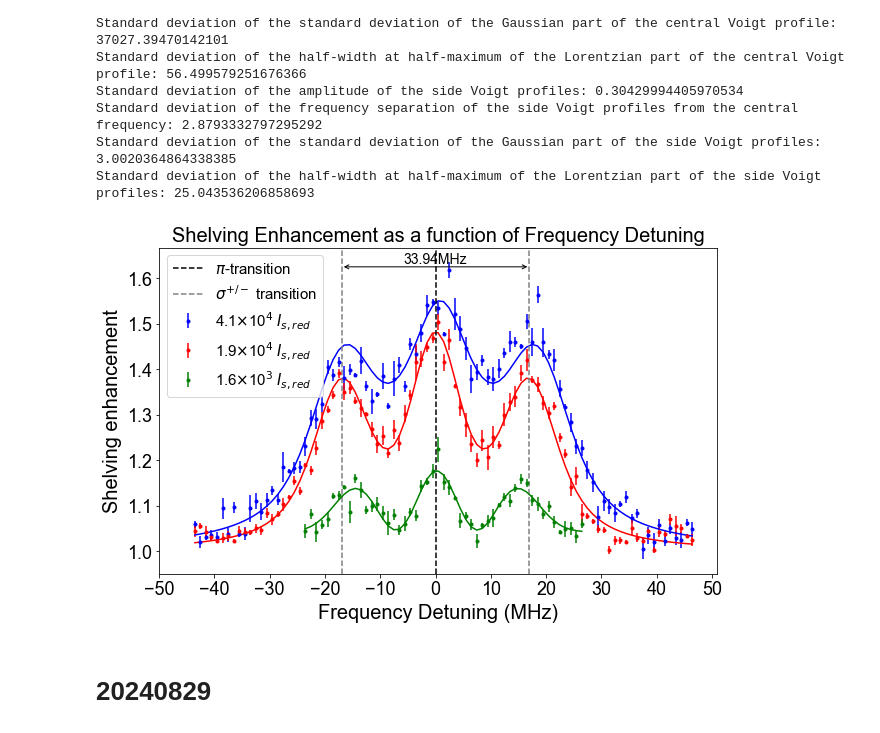
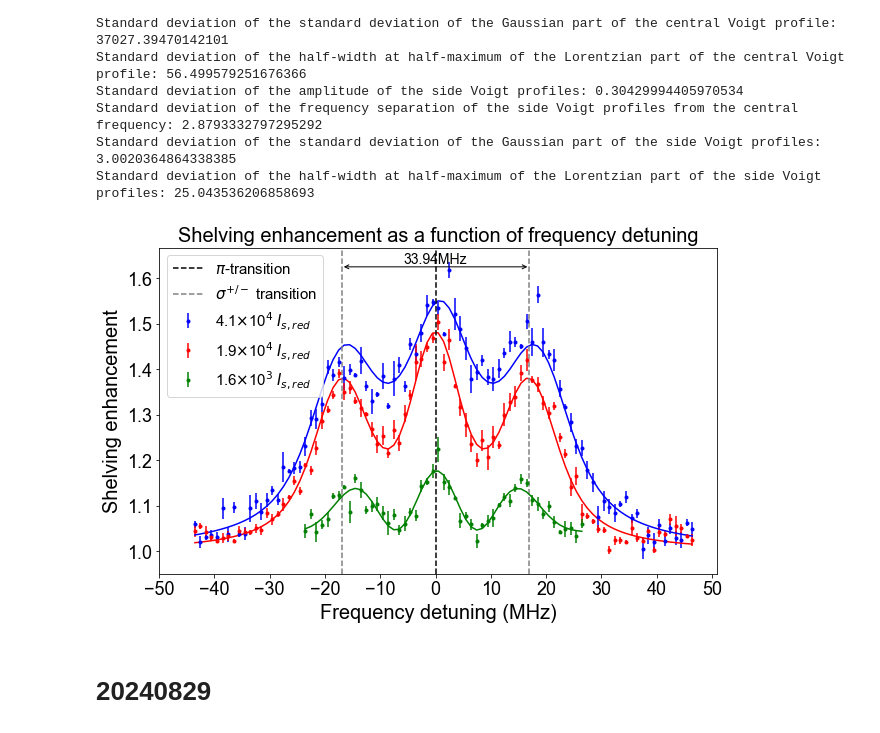
Before and after one commit to hsuchungchuan/Projects, a Jupyter notebook: Red MOT Shelving Data Analysis 20240902/FullDataAnalysisShelvingForDifferentBeamPowers.ipynb, the cells around one changed output. Drawn from its saved outputs; the diff is of its cells as text; code cells hidden in the pictures.

```diff
--- a/Red MOT Shelving Data Analysis 20240902/FullDataAnalysisShelvingForDifferentBeamPowers.ipynb
+++ b/Red MOT Shelving Data Analysis 20240902/FullDataAnalysisShelvingForDifferentBeamPowers.ipynb
@@ -380,36 +380,36 @@ x_data3_shifted = x_data3 - resonance_frequency
 
 plt.figure(figsize=(10, 6))
 
 plt.errorbar(x_data1_shifted, ShelvingIntensityAverageArray_cleaned1 + 1, ShelvingIntensityUncertaintyArray_cleaned1, fmt='.', color='blue', label=r'4.1$\times$10$^4$ $I_{s,red}$')
 plt.plot(x_data1_shifted, combined_voigt(x_data1, *popt1) + 1, 'b-')
 
 plt.errorbar(x_data2_shifted, ShelvingIntensityAverageArray_cleaned2 + 1, ShelvingIntensityUncertaintyArray_cleaned2, fmt='.', color='red', label=r'1.9$\times$10$^4$ $I_{s,red}$')
 plt.plot(x_data2_shifted, combined_voigt(x_data2, *popt2) + 1, 'r-')
 plt.axvline(0, color='k', linestyle='--', label=r'$\pi$-transition')
 plt.axvline(popt2[5], color='grey', linestyle='--', label = r'$\sigma^{+/-}$ transition')
 plt.axvline(-popt2[5], color='grey', linestyle='--')
 
 # Plot a horizontal line via annotation with double-sided arrows
 plt.annotate(
     '', xy=(popt2[5], 1.625), xytext=(-popt2[5], 1.625),
     arrowprops=dict(arrowstyle='<->', color='black')
 )
 plt.text(0, 1.625, '33.94MHz', ha='center',va='bottom', color='black', fontsize=14)
 
 plt.errorbar(x_data3_shifted, ShelvingIntensityAverageArray_cleaned3[:-20] + 1, ShelvingIntensityUncertaintyArray_cleaned3[:-20], fmt='.', color='green', label=r'1.6$\times$10$^3$ $I_{s,red}$')
 plt.plot(x_data3_shifted, combined_voigt(x_data3, *popt3) + 1, 'g-')
 
 plt.xticks(np.arange(-50, 51, 10))
 plt.legend(loc='upper left')
 
-plt.title('Shelving Enhancement as a function of Frequency Detuning')
+plt.title('Shelving enhancement as a function of frequency detuning')
 plt.ylabel(r'Shelving enhancement')
-plt.xlabel(r'Frequency Detuning (MHz)')
+plt.xlabel(r'Frequency detuning (MHz)')
 
 # plt.savefig('ShelvingEnhancementVsFrequencyDetuningFitted_20241017.png', dpi=300)
 # plt.savefig('ShelvingEnhancementVsFrequencyDetuningFitted_20241017.pdf',dpi=1200)
 # %% [output]
-[figure, old version]
+[figure, new version]
 # %% [markdown]
 # 20240829
 # %%
```
Also changed, not shown: 2 other files.
